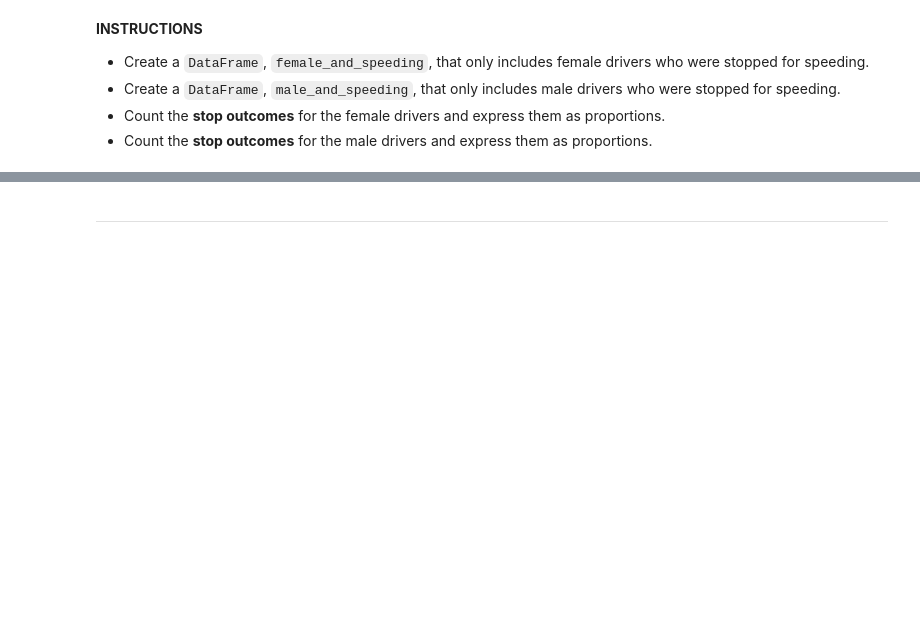
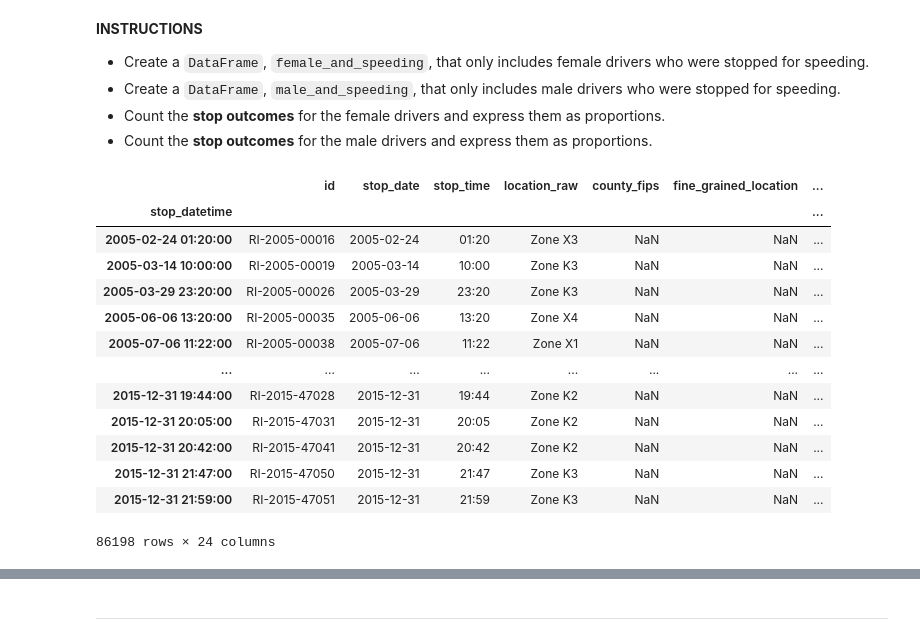
Before and after one commit to Ertugrul-Kurubal/Data-Analysis-With-Python-Projects, a Jupyter notebook: 02-Exploring The Relationship Between Gender And Policing (Student).ipynb, the cells around one changed output, grey strips where cells are left out. Cells and saved outputs as stored; diff of their text form; code cells hidden in the pictures; blank space fills up the shorter version.

Commit message:
Comparing Speeding Outcomes By Gender

```diff
--- a/02-Exploring The Relationship Between Gender And Policing (Student).ipynb
+++ b/02-Exploring The Relationship Between Gender And Policing (Student).ipynb
@@ -210,3 +210,21 @@ Then, for each **gender**, you'll use the ``stop_outcome`` column to calculate w
 *   Create a ``DataFrame``, ``male_and_speeding``, that only includes male drivers who were stopped for speeding.
 *   Count the **stop outcomes** for the female drivers and express them as proportions.
 *   Count the **stop outcomes** for the male drivers and express them as proportions.
+# %%
+female_and_speeding = df_f[df_f["violation"] == "Speeding"]
+female_and_speeding
+# %% [output]
+|  | id | stop_date | stop_time | location_raw | county_fips | fine_grained_location | ... |
+| stop_datetime |  |  |  |  |  |  | ... |
+| 2005-02-24 01:20:00 | RI-2005-00016 | 2005-02-24 | 01:20 | Zone X3 | NaN | NaN | ... |
+| 2005-03-14 10:00:00 | RI-2005-00019 | 2005-03-14 | 10:00 | Zone K3 | NaN | NaN | ... |
+| 2005-03-29 23:20:00 | RI-2005-00026 | 2005-03-29 | 23:20 | Zone K3 | NaN | NaN | ... |
+| 2005-06-06 13:20:00 | RI-2005-00035 | 2005-06-06 | 13:20 | Zone X4 | NaN | NaN | ... |
+| 2005-07-06 11:22:00 | RI-2005-00038 | 2005-07-06 | 11:22 | Zone X1 | NaN | NaN | ... |
+| ... | ... | ... | ... | ... | ... | ... | ... |
+| 2015-12-31 19:44:00 | RI-2015-47028 | 2015-12-31 | 19:44 | Zone K2 | NaN | NaN | ... |
+| 2015-12-31 20:05:00 | RI-2015-47031 | 2015-12-31 | 20:05 | Zone K2 | NaN | NaN | ... |
+| 2015-12-31 20:42:00 | RI-2015-47041 | 2015-12-31 | 20:42 | Zone K2 | NaN | NaN | ... |
+| 2015-12-31 21:47:00 | RI-2015-47050 | 2015-12-31 | 21:47 | Zone K3 | NaN | NaN | ... |
+| 2015-12-31 21:59:00 | RI-2015-47051 | 2015-12-31 | 21:59 | Zone K3 | NaN | NaN | ... |
+86198 rows × 24 columns
```
Also changed, not shown: parts of 11 cells of this notebook.
